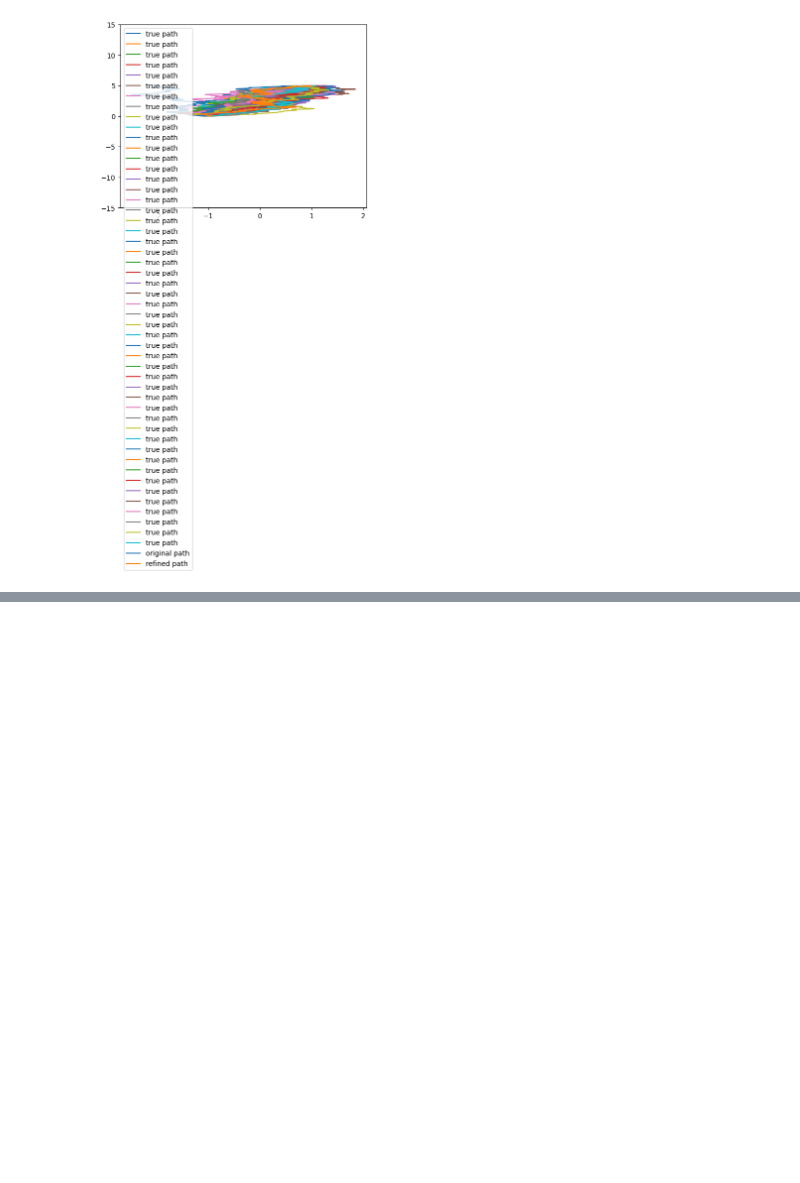
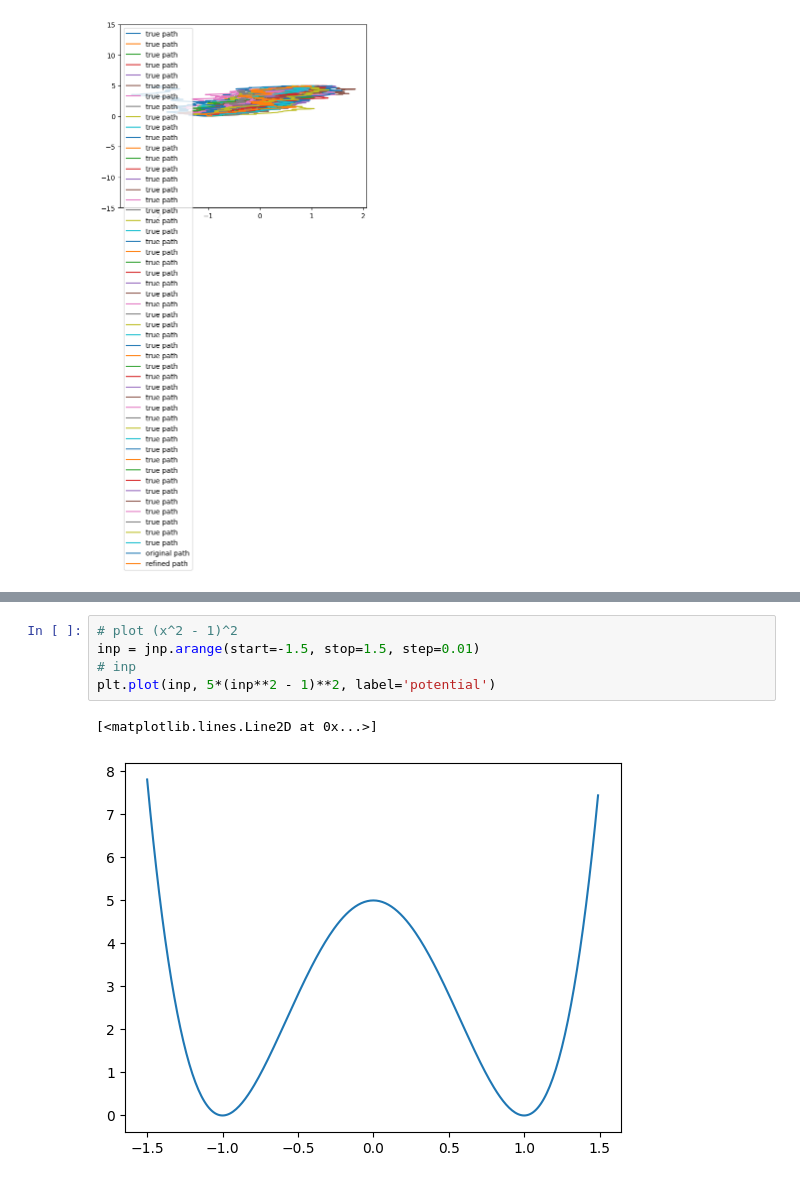
Before and after one commit to reubenharry/path_sampling, a Jupyter notebook: src/path_sampling_nb.ipynb, the cells around one changed output, grey strips where cells are left out. Cells and saved outputs as stored; diff of their text form; blank space fills up the shorter version.

```diff
--- a/src/path_sampling_nb.ipynb
+++ b/src/path_sampling_nb.ipynb
@@ -701,0 +853,8 @@ plt.legend()
+# %%
+# plot (x^2 - 1)^2
+inp = jnp.arange(start=-1.5, stop=1.5, step=0.01)
+# inp
+plt.plot(inp, 5*(inp**2 - 1)**2, label='potential')
+# %% [output]
+[<matplotlib.lines.Line2D at 0x...>]
+[figure, added]
```
Also changed, not shown: parts of 9 cells of this notebook.
